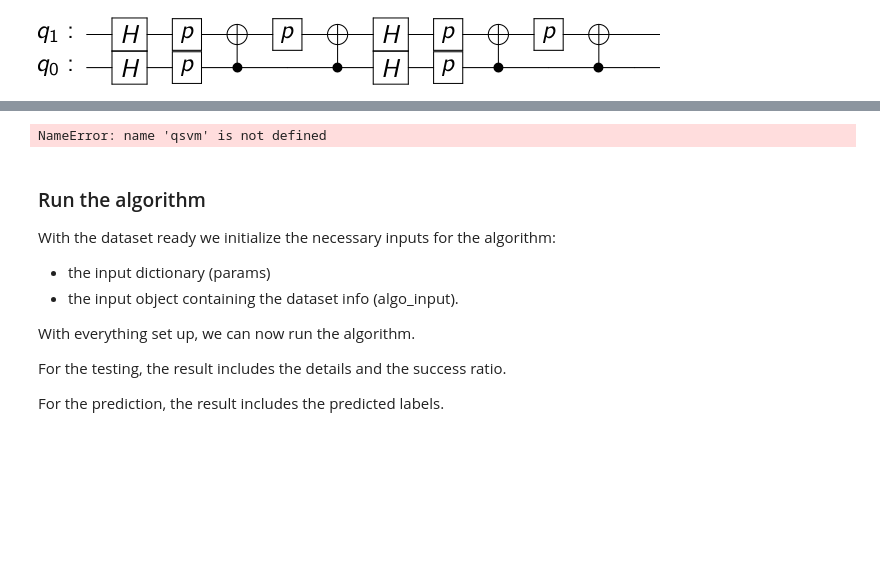
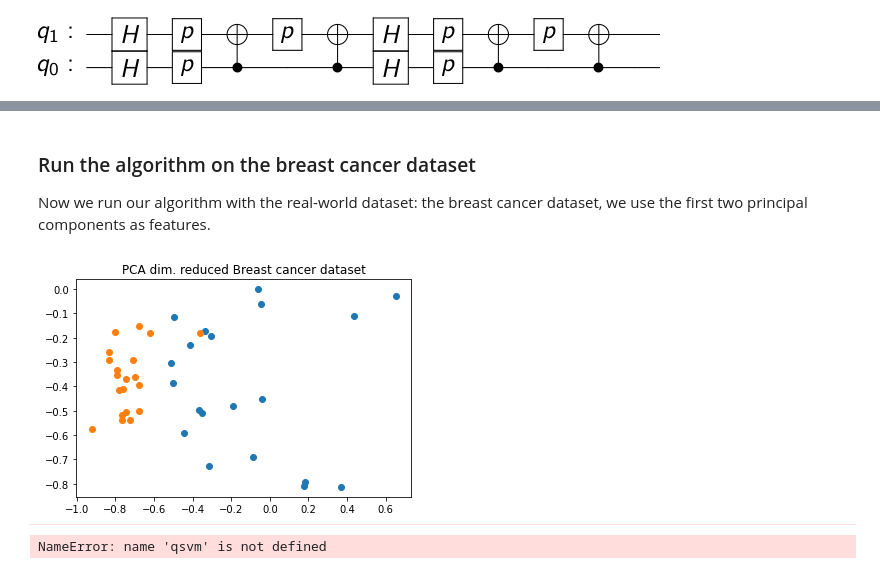
Before and after one commit to Steve-JJ/QuantumComputing, a Jupyter notebook: Notebooks/classification_using_quantum_SVM_kernel_method.ipynb, the cells around one changed output, grey strips where cells are left out. Drawn from its saved outputs; the diff is of its cells as text; code cells hidden in the pictures; blank space fills up the shorter version.

```diff
--- a/Notebooks/classification_using_quantum_SVM_kernel_method.ipynb
+++ b/Notebooks/classification_using_quantum_SVM_kernel_method.ipynb
@@ -4211,42 +4364,35 @@ else:
+# %% [markdown]
+### Run the algorithm on the breast cancer dataset
+Now we run our algorithm with the real-world dataset: the breast cancer dataset, we use the first two principal components as features.
 # %%
+sample_Total, training_input, test_input, class_labels = breast_cancer(
+    training_size=20,
+    test_size=10,
+    n=2,
+    plot_data=True
+)
 
-
+#feature_map = ZZFeatureMap(feature_dim, reps=2)
+#qsvm = QSVM(feature_map, training_input, test_input, None)# the data for prediction can be fed later.
+qsvm.random_seed = random_seed
+#quantum_instance = QuantumInstance(backend, shots=1024, seed_simulator=random_seed, seed_transpiler=random_seed)
 result = qsvm.run(quantum_instance)
 
-"""declarative approach
-params = {
-    'problem': {'name': 'classification', 'random_seed': 10598},
-    'algorithm': {
-        'name': 'QSVM'
-    },
-    'backend': {'provider': 'qiskit.BasicAer', 'name': 'qasm_simulator', 'shots': 1024},
-    'feature_map': {'name': 'ZZFeatureMap', 'depth': 2, 'entanglement': 'linear'}
-}
-algo_input = ClassificationInput(training_input, test_input, datapoints[0])
+"""declarative approach, re-use the params above
+algo_input = ClassificationInput(training_input, test_input)
 result = run_algorithm(params, algo_input)
 """
 
 print("testing success ratio: {}".format(result['testing_accuracy']))
 
 print("prediction of datapoints:")
 predicted_labels = qsvm.predict(datapoints[0])
 predicted_classes = map_label_to_class_name(predicted_labels, qsvm.label_to_class)
 print("ground truth: {}".format(datapoints[1]))
 print("prediction:   {}".format(predicted_labels))
 # %% [output]
+[figure, added]
 NameError: name 'qsvm' is not defined
-# %% [markdown]
-### Run the algorithm
-
-With the dataset ready we initialize the necessary inputs for the algorithm:
-- the input dictionary (params)
-- the input object containing the dataset info (algo_input).
-
-With everything set up, we can now run the algorithm.
-
-For the testing, the result includes the details and the success ratio.
-
-For the prediction, the result includes the predicted labels.
 # %%
 print("kernel matrix during the training:")
 kernel_matrix = result['kernel_matrix_training']
```
Also changed, not shown: parts of 17 cells of this notebook.
